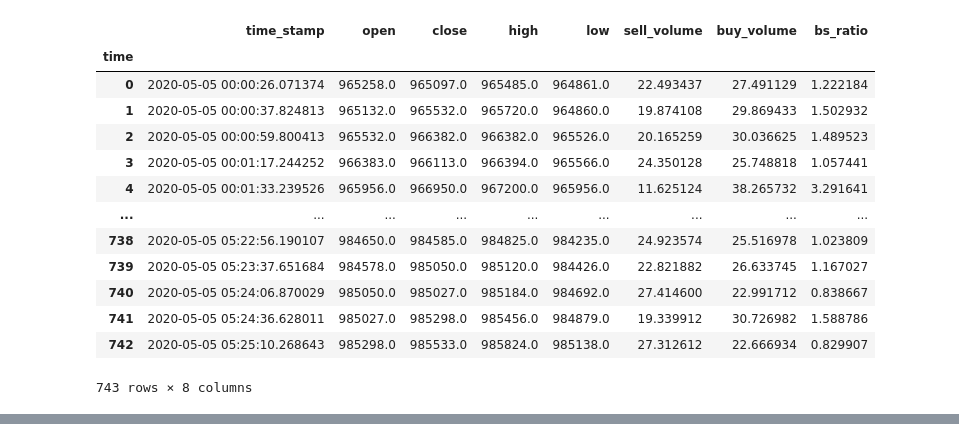
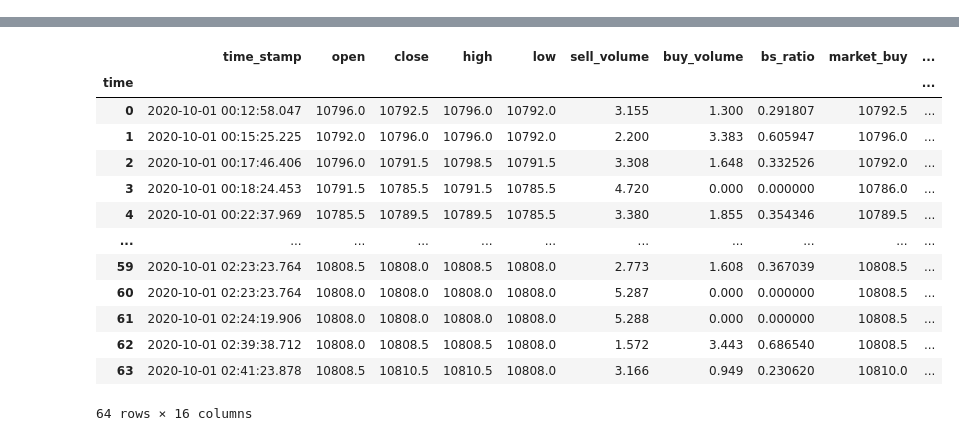
Before and after one commit to yasstake/ftxmmf, a Jupyter notebook: notebook/analysis.ipynb, the cells around one changed output, grey strips where cells are left out. Saved outputs shown, nothing was run; the diff lists cells and outputs as text; code cells hidden in the pictures.

```diff
--- a/notebook/analysis.ipynb
+++ b/notebook/analysis.ipynb
@@ -8,18 +5,0 @@ history = load_file('../DATA/MERGE.log.gz')
-# %%
-df = history.setup_dollar_bar(tick_vol=50)
-df
-# %% [output]
-|  | time_stamp | open | close | high | low | sell_volume | buy_volume | bs_ratio |
-| time |  |  |  |  |  |  |  |  |
-| 0 | 2020-05-05 00:00:26.071374 | 965258.0 | 965097.0 | 965485.0 | 964861.0 | 22.493437 | 27.491129 | 1.222184 |
-| 1 | 2020-05-05 00:00:37.824813 | 965132.0 | 965532.0 | 965720.0 | 964860.0 | 19.874108 | 29.869433 | 1.502932 |
-| 2 | 2020-05-05 00:00:59.800413 | 965532.0 | 966382.0 | 966382.0 | 965526.0 | 20.165259 | 30.036625 | 1.489523 |
-| 3 | 2020-05-05 00:01:17.244252 | 966383.0 | 966113.0 | 966394.0 | 965566.0 | 24.350128 | 25.748818 | 1.057441 |
-| 4 | 2020-05-05 00:01:33.239526 | 965956.0 | 966950.0 | 967200.0 | 965956.0 | 11.625124 | 38.265732 | 3.291641 |
-| ... | ... | ... | ... | ... | ... | ... | ... | ... |
-| 738 | 2020-05-05 05:22:56.190107 | 984650.0 | 984585.0 | 984825.0 | 984235.0 | 24.923574 | 25.516978 | 1.023809 |
-| 739 | 2020-05-05 05:23:37.651684 | 984578.0 | 985050.0 | 985120.0 | 984426.0 | 22.821882 | 26.633745 | 1.167027 |
-| 740 | 2020-05-05 05:24:06.870029 | 985050.0 | 985027.0 | 985184.0 | 984692.0 | 27.414600 | 22.991712 | 0.838667 |
-| 741 | 2020-05-05 05:24:36.628011 | 985027.0 | 985298.0 | 985456.0 | 984879.0 | 19.339912 | 30.726982 | 1.588786 |
-| 742 | 2020-05-05 05:25:10.268643 | 985298.0 | 985533.0 | 985824.0 | 985138.0 | 27.312612 | 22.666934 | 0.829907 |
-743 rows × 8 columns
@@ -27,0 +22,6 @@ close = df['close'].copy()
+# %%
+history = load_files([root_path+files[0], root_path+files[1], root_path+files[2]])
+print(len(history.dollar_bar))
+
+history.dollar_bar
+# %% [output]
@@ -27,0 +32,14 @@ close = df['close'].copy()
+|  | time_stamp | open | close | high | low | sell_volume | buy_volume | bs_ratio | market_buy | ... |
+| time |  |  |  |  |  |  |  |  |  | ... |
+| 0 | 2020-10-01 00:12:58.047 | 10796.0 | 10792.5 | 10796.0 | 10792.0 | 3.155 | 1.300 | 0.291807 | 10792.5 | ... |
+| 1 | 2020-10-01 00:15:25.225 | 10792.0 | 10796.0 | 10796.0 | 10792.0 | 2.200 | 3.383 | 0.605947 | 10796.0 | ... |
+| 2 | 2020-10-01 00:17:46.406 | 10796.0 | 10791.5 | 10798.5 | 10791.5 | 3.308 | 1.648 | 0.332526 | 10792.0 | ... |
+| 3 | 2020-10-01 00:18:24.453 | 10791.5 | 10785.5 | 10791.5 | 10785.5 | 4.720 | 0.000 | 0.000000 | 10786.0 | ... |
+| 4 | 2020-10-01 00:22:37.969 | 10785.5 | 10789.5 | 10789.5 | 10785.5 | 3.380 | 1.855 | 0.354346 | 10789.5 | ... |
+| ... | ... | ... | ... | ... | ... | ... | ... | ... | ... | ... |
+| 59 | 2020-10-01 02:23:23.764 | 10808.5 | 10808.0 | 10808.5 | 10808.0 | 2.773 | 1.608 | 0.367039 | 10808.5 | ... |
+| 60 | 2020-10-01 02:23:23.764 | 10808.0 | 10808.0 | 10808.0 | 10808.0 | 5.287 | 0.000 | 0.000000 | 10808.5 | ... |
+| 61 | 2020-10-01 02:24:19.906 | 10808.0 | 10808.0 | 10808.0 | 10808.0 | 5.288 | 0.000 | 0.000000 | 10808.5 | ... |
+| 62 | 2020-10-01 02:39:38.712 | 10808.0 | 10808.5 | 10808.5 | 10808.0 | 1.572 | 3.443 | 0.686540 | 10808.5 | ... |
+| 63 | 2020-10-01 02:41:23.878 | 10808.5 | 10810.5 | 10810.5 | 10808.0 | 3.166 | 0.949 | 0.230620 | 10810.0 | ... |
+64 rows × 16 columns
```
Also changed, not shown: parts of 11 cells of this notebook, 2 other files.
